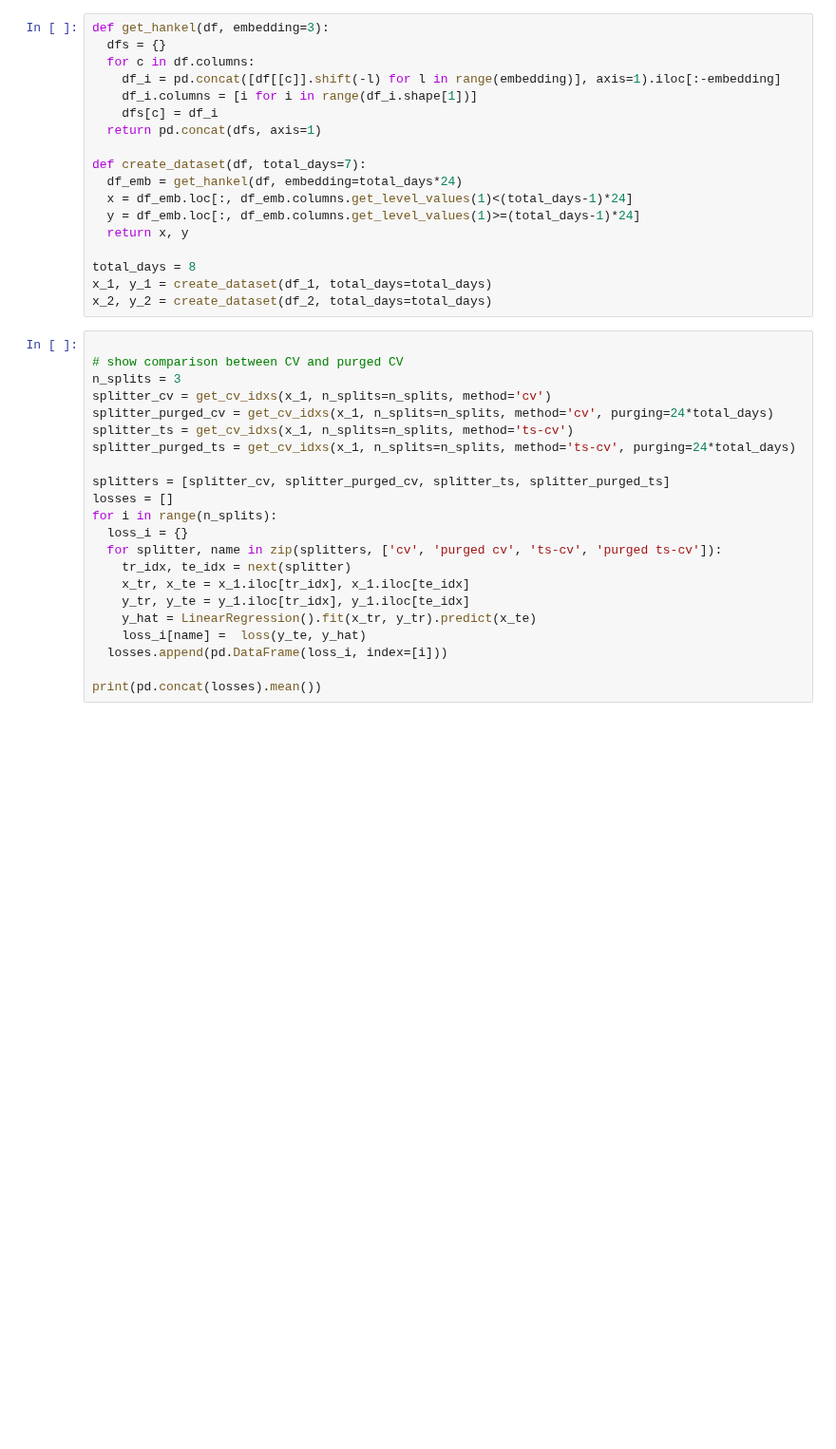
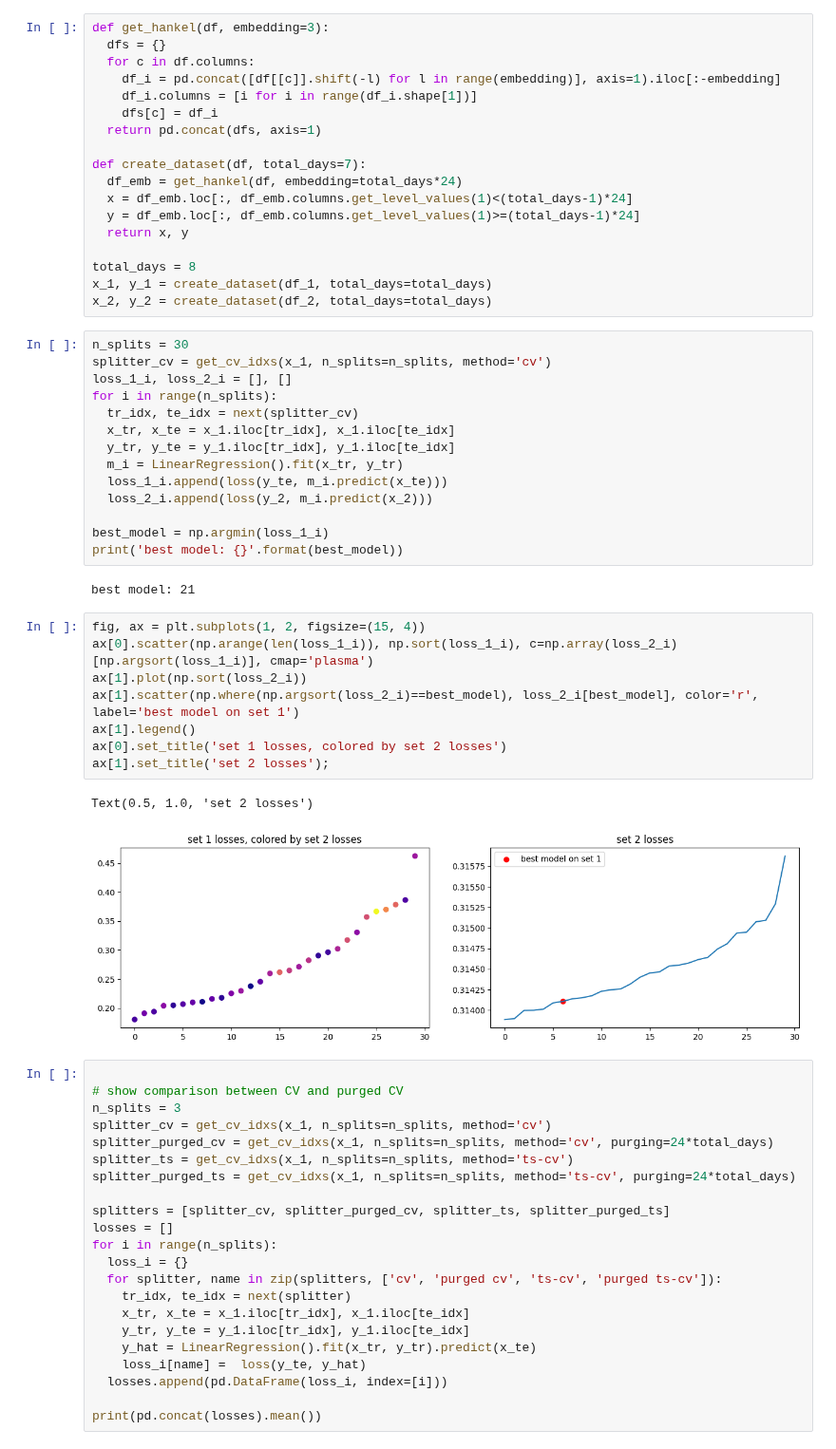
Before and after one commit to nepslor/teaching, a Jupyter notebook: TimeSeriesForecasting/cross_validation.ipynb, the cells around one changed output. Shown at 95% size. Saved outputs shown, nothing was run; the diff lists cells and outputs as text; blank space fills up the shorter version.

```diff
--- a/TimeSeriesForecasting/cross_validation.ipynb
+++ b/TimeSeriesForecasting/cross_validation.ipynb
@@ -127,6 +135,33 @@ def create_dataset(df, total_days=7):
 total_days = 8
 x_1, y_1 = create_dataset(df_1, total_days=total_days)
 x_2, y_2 = create_dataset(df_2, total_days=total_days)
+# %%
+n_splits = 30
+splitter_cv = get_cv_idxs(x_1, n_splits=n_splits, method='cv')
+loss_1_i, loss_2_i = [], []
+for i in range(n_splits):
+  tr_idx, te_idx = next(splitter_cv)
+  x_tr, x_te = x_1.iloc[tr_idx], x_1.iloc[te_idx]
+  y_tr, y_te = y_1.iloc[tr_idx], y_1.iloc[te_idx]
+  m_i = LinearRegression().fit(x_tr, y_tr)
+  loss_1_i.append(loss(y_te, m_i.predict(x_te)))
+  loss_2_i.append(loss(y_2, m_i.predict(x_2)))
+
+best_model = np.argmin(loss_1_i)
+print('best model: {}'.format(best_model))
+# %% [output]
+best model: 21
+# %%
+fig, ax = plt.subplots(1, 2, figsize=(15, 4))
+ax[0].scatter(np.arange(len(loss_1_i)), np.sort(loss_1_i), c=np.array(loss_2_i)[np.argsort(loss_1_i)], cmap='plasma')
+ax[1].plot(np.sort(loss_2_i))
+ax[1].scatter(np.where(np.argsort(loss_2_i)==best_model), loss_2_i[best_model], color='r', label='best model on set 1')
+ax[1].legend()
+ax[0].set_title('set 1 losses, colored by set 2 losses')
+ax[1].set_title('set 2 losses');
+# %% [output]
+Text(0.5, 1.0, 'set 2 losses')
+[figure, added]
 # %%
 
 # show comparison between CV and purged CV
```
Also changed, not shown: parts of 2 cells of this notebook.
